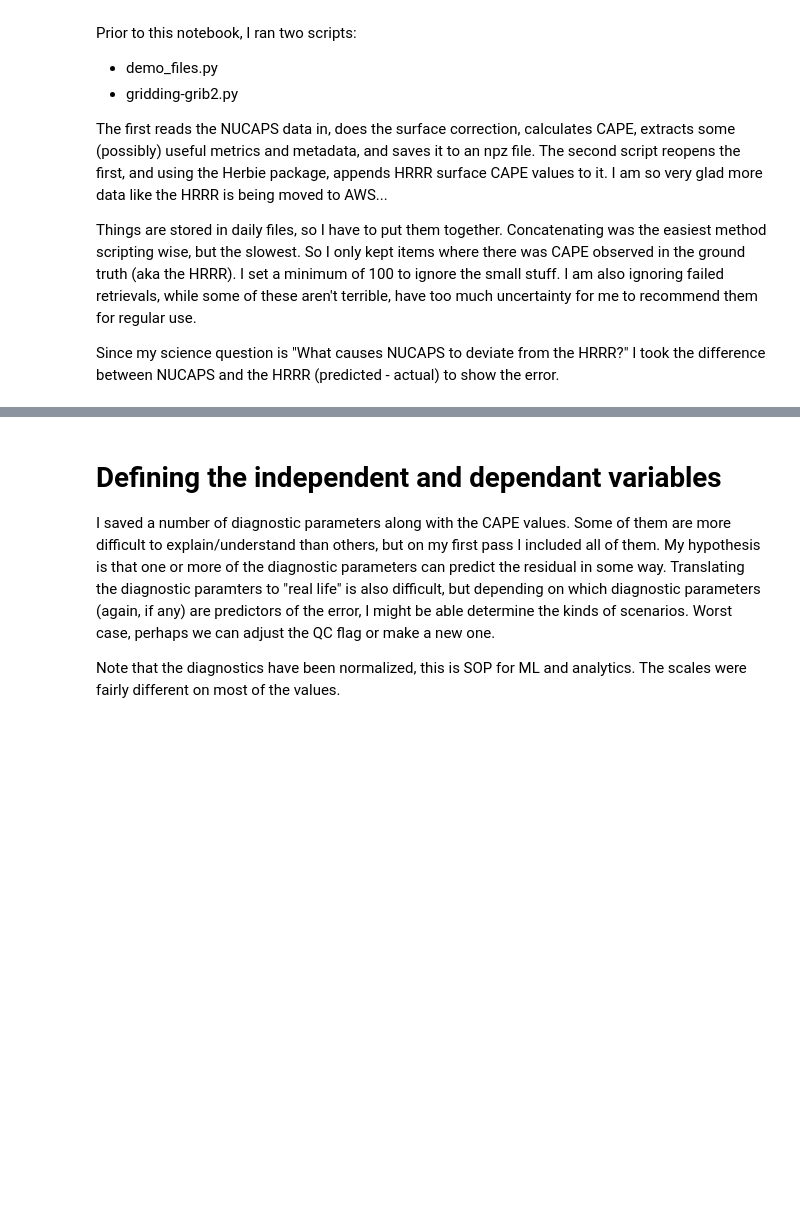
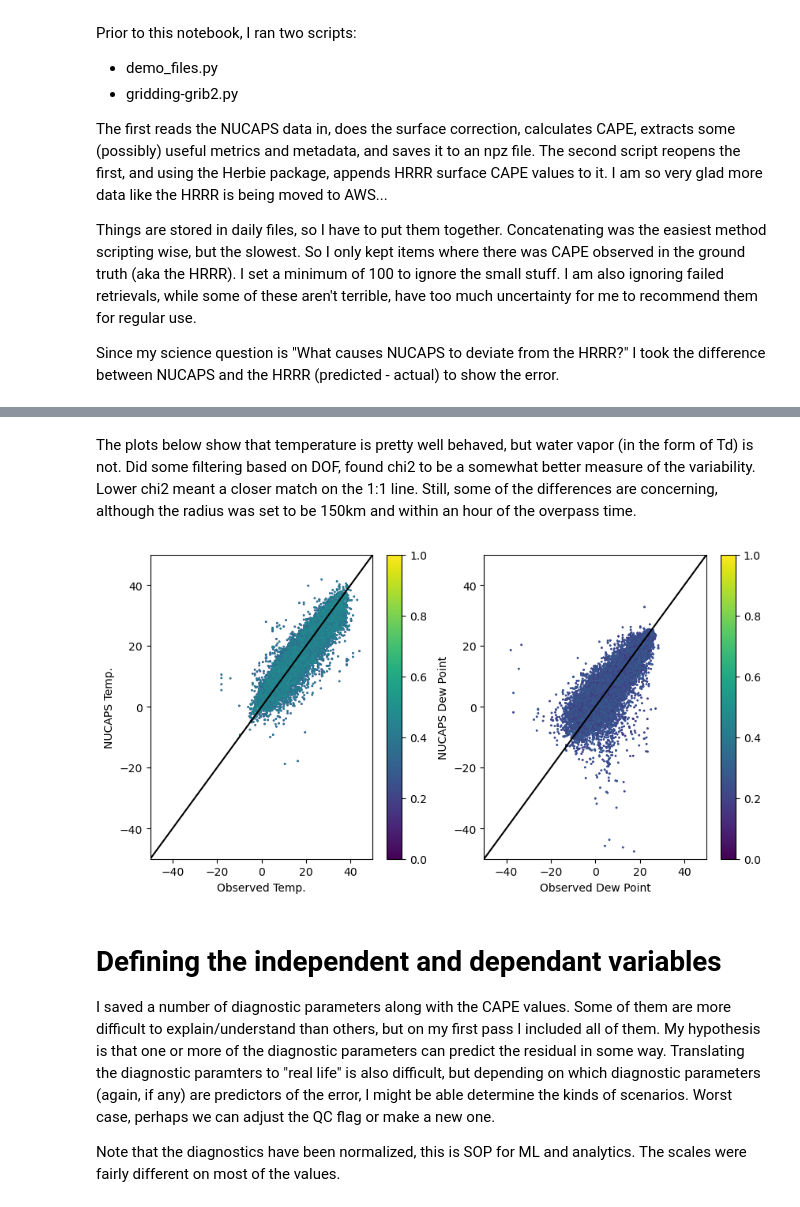
Before and after one commit to NUCAPS/global_stability_params, a Jupyter notebook: analysis.ipynb, the cells around one changed output, grey strips where cells are left out. Saved outputs shown, nothing was run; the diff lists cells and outputs as text; code cells hidden in the pictures; blank space fills up the shorter version.

```diff
--- a/analysis.ipynb
+++ b/analysis.ipynb
@@ -125,0 +163,6 @@ plt.show()
+# %%
+df_sfc = pd.read_csv('surface_vals.csv')
+df_sfc['diff_temp'] = df_sfc['nc_temps']-df_sfc['obs_temp']
+df_sfc['diff_dwpt'] = df_sfc['nc_dwpt']-df_sfc['obs_dwpt']
+
+df_sfc.info()
@@ -126,3 +187,35 @@ plt.show()
+# %% [markdown]
+The plots below show that temperature is pretty well behaved, but water vapor (in the form of Td) is not. Did some filtering based on DOF, found chi2 to be a somewhat better measure of the variability. Lower chi2 meant a closer match on the 1:1 line. Still, some of the differences are concerning, although the radius was set to be 150km and within an hour of the overpass time.
+# %%
+mask3 = (df_sfc.qf == 0) & (df_sfc.chi2temp < 0.5) & (df_sfc.chi2watr < 0.3)
+
+fig, axes = plt.subplots(nrows=1, ncols=2, figsize=[10,5])
+axes[0].scatter(df_sfc.obs_temp[mask3], df_sfc.nc_temps[mask3], s=1, c=df_sfc.qf[mask3], cmap=('RdYlBu_r'), vmin=0, vmax=2)
+axes[1].scatter(df_sfc.obs_dwpt[mask3], df_sfc.nc_dwpt[mask3], s=1, c=df_sfc.qf[mask3], cmap=('RdYlBu_r'), vmin=0, vmax=2)
+
+cb1 = axes[0].scatter(df_sfc.obs_temp[mask3], df_sfc.nc_temps[mask3], s=0.5, c=df_sfc.chi2temp[mask3], cmap=('viridis'), vmin=0, vmax=1)
+cb2 = axes[1].scatter(df_sfc.obs_dwpt[mask3], df_sfc.nc_dwpt[mask3], s=0.5, c=df_sfc.chi2watr[mask3], cmap=('viridis'), vmin=0, vmax=1)
+
+plt.colorbar(cb1)
+plt.colorbar(cb2)
+
+axes[0].set_xlabel('Observed Temp.')
+axes[1].set_xlabel('Observed Dew Point')
+
+axes[0].set_ylabel('NUCAPS Temp.')
+axes[1].set_ylabel('NUCAPS Dew Point')
+
+axes[0].set_xlim(-50,50)
+axes[0].set_ylim(-50,50)
+axes[0].plot([-100,100], [-100,100], color='k')
+
+axes[1].set_xlim(-50,50)
+axes[1].set_ylim(-50,50)
+axes[1].plot([-100,100], [-100,100], color='k')
+
+plt.show()
+# %% [output]
+[figure, added]
 # %% [markdown]
 # Defining the independent and dependant variables
 
```
Also changed, not shown: parts of 19 cells of this notebook, 5 other files.
